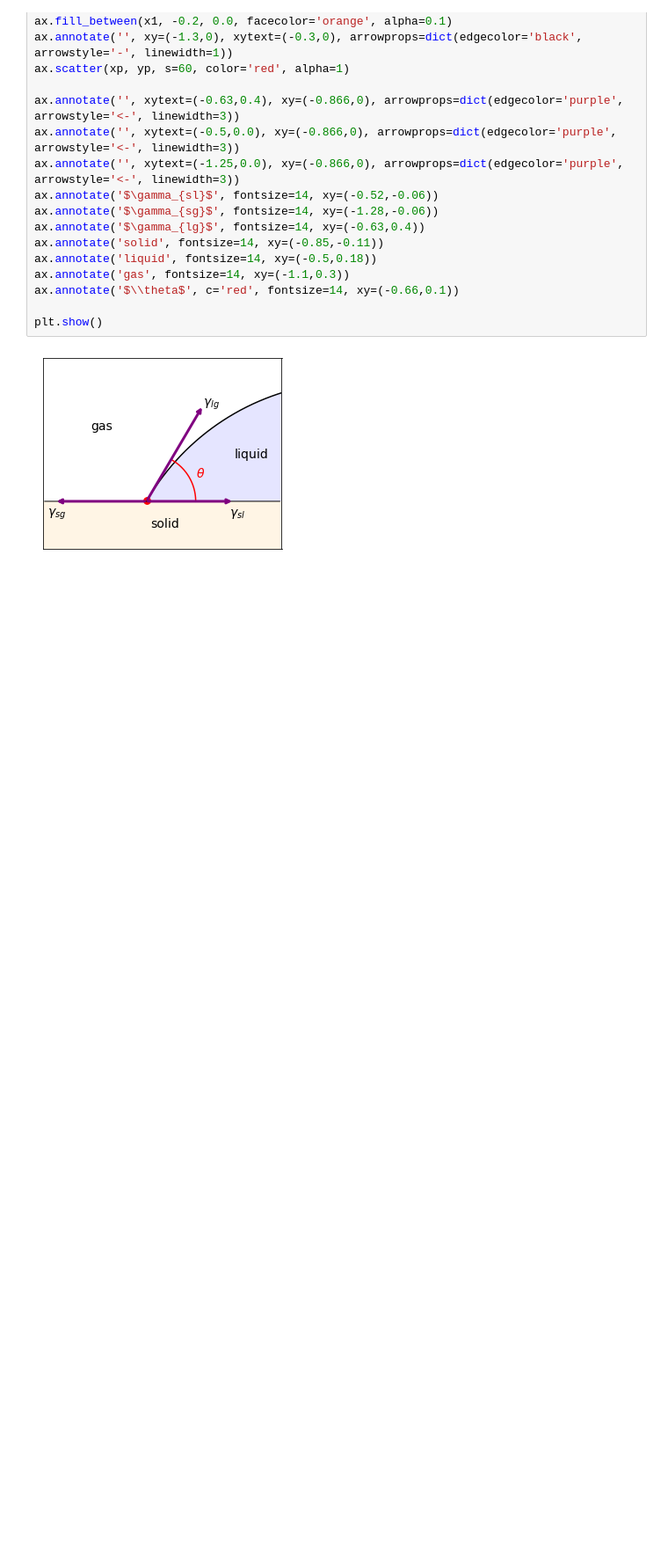
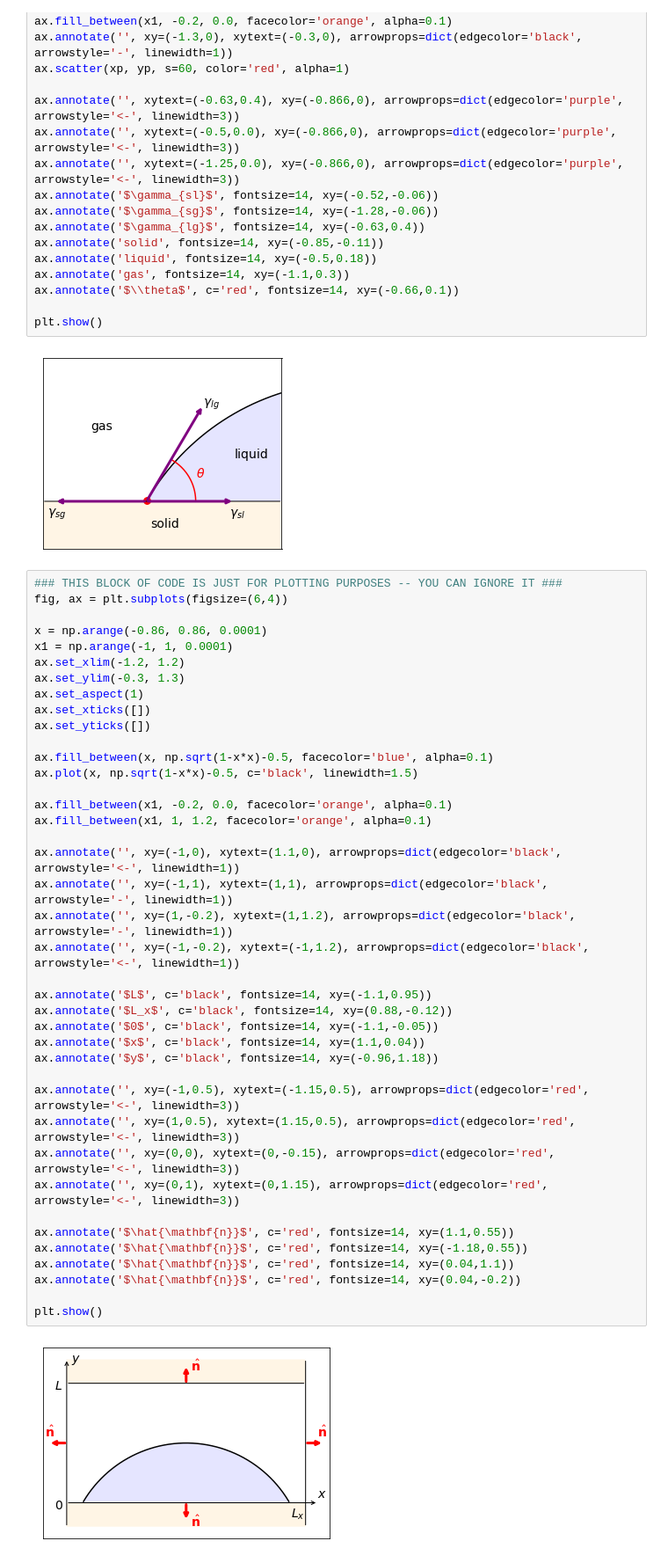
Before and after one commit to elsentjhung/cahn-hilliard-droplet, a Jupyter notebook: figures/figures.ipynb, the cells around one changed output. Shown at 88% size. Saved outputs shown, nothing was run; the diff lists cells and outputs as text; blank space fills up the shorter version.

```diff
--- a/figures/figures.ipynb
+++ b/figures/figures.ipynb
@@ -435,3 +435,45 @@ ax.annotate('$\\theta$', c='red', fontsize=14, xy=(-0.66,0.1))
 plt.show()
 # %% [output]
 [figure]
+# %%
+### THIS BLOCK OF CODE IS JUST FOR PLOTTING PURPOSES -- YOU CAN IGNORE IT ###
+fig, ax = plt.subplots(figsize=(6,4))
+
+x = np.arange(-0.86, 0.86, 0.0001)
+x1 = np.arange(-1, 1, 0.0001)
+ax.set_xlim(-1.2, 1.2)
+ax.set_ylim(-0.3, 1.3)
+ax.set_aspect(1)
+ax.set_xticks([])
+ax.set_yticks([])
+
+ax.fill_between(x, np.sqrt(1-x*x)-0.5, facecolor='blue', alpha=0.1)
+ax.plot(x, np.sqrt(1-x*x)-0.5, c='black', linewidth=1.5)
+
+ax.fill_between(x1, -0.2, 0.0, facecolor='orange', alpha=0.1)
+ax.fill_between(x1, 1, 1.2, facecolor='orange', alpha=0.1)
+
+ax.annotate('', xy=(-1,0), xytext=(1.1,0), arrowprops=dict(edgecolor='black', arrowstyle='<-', linewidth=1))
+ax.annotate('', xy=(-1,1), xytext=(1,1), arrowprops=dict(edgecolor='black', arrowstyle='-', linewidth=1))
+ax.annotate('', xy=(1,-0.2), xytext=(1,1.2), arrowprops=dict(edgecolor='black', arrowstyle='-', linewidth=1))
+ax.annotate('', xy=(-1,-0.2), xytext=(-1,1.2), arrowprops=dict(edgecolor='black', arrowstyle='<-', linewidth=1))
+
+ax.annotate('$L$', c='black', fontsize=14, xy=(-1.1,0.95))
+ax.annotate('$L_x$', c='black', fontsize=14, xy=(0.88,-0.12))
+ax.annotate('$0$', c='black', fontsize=14, xy=(-1.1,-0.05))
+ax.annotate('$x$', c='black', fontsize=14, xy=(1.1,0.04))
+ax.annotate('$y$', c='black', fontsize=14, xy=(-0.96,1.18))
+
+ax.annotate('', xy=(-1,0.5), xytext=(-1.15,0.5), arrowprops=dict(edgecolor='red', arrowstyle='<-', linewidth=3))
+ax.annotate('', xy=(1,0.5), xytext=(1.15,0.5), arrowprops=dict(edgecolor='red', arrowstyle='<-', linewidth=3))
+ax.annotate('', xy=(0,0), xytext=(0,-0.15), arrowprops=dict(edgecolor='red', arrowstyle='<-', linewidth=3))
+ax.annotate('', xy=(0,1), xytext=(0,1.15), arrowprops=dict(edgecolor='red', arrowstyle='<-', linewidth=3))
+
+ax.annotate('$\hat{\mathbf{n}}$', c='red', fontsize=14, xy=(1.1,0.55))
+ax.annotate('$\hat{\mathbf{n}}$', c='red', fontsize=14, xy=(-1.18,0.55))
+ax.annotate('$\hat{\mathbf{n}}$', c='red', fontsize=14, xy=(0.04,1.1))
+ax.annotate('$\hat{\mathbf{n}}$', c='red', fontsize=14, xy=(0.04,-0.2))
+
+plt.show()
+# %% [output]
+[figure, added]
```
Also changed, not shown: 3 other files.
